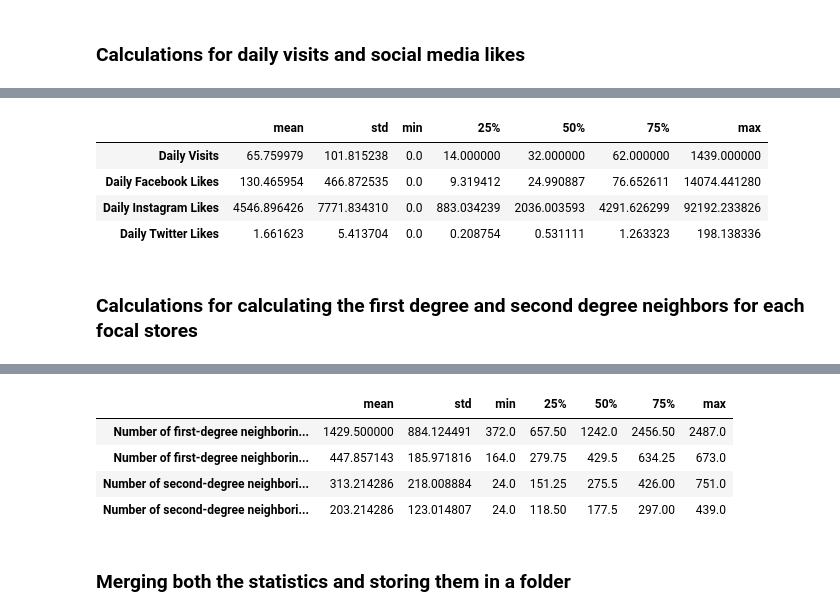
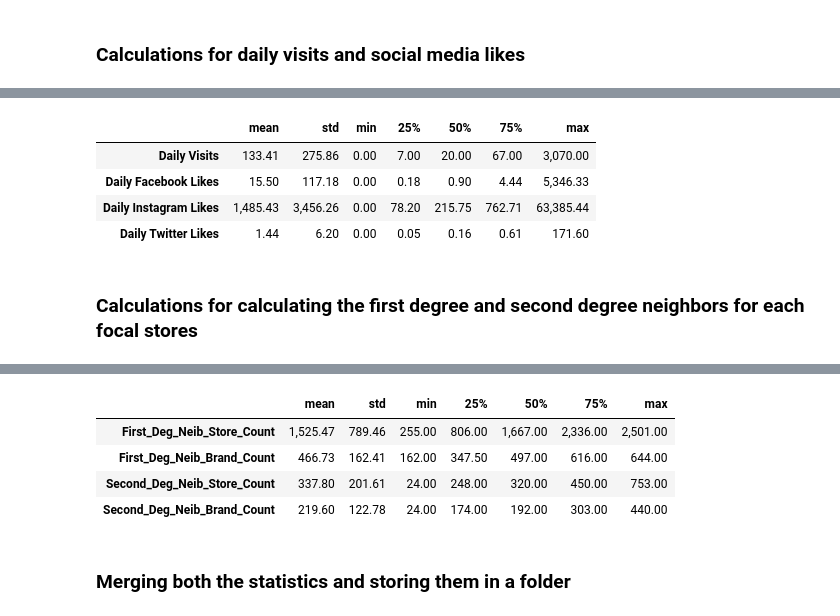
Before and after one commit to embedded-robotics/local-business-network, a Jupyter notebook: part3_visuals_tables/foc_brands_summary_statistics.ipynb, the cells around one changed output, grey strips where cells are left out. Saved outputs shown, nothing was run; the diff lists cells and outputs as text; code cells hidden in the pictures.

```diff
--- a/part3_visuals_tables/foc_brands_summary_statistics.ipynb
+++ b/part3_visuals_tables/foc_brands_summary_statistics.ipynb
@@ -105,6 +105,6 @@ focal_brands_list
 # %% [markdown]
 Select a focal brand and then extract all the PlaceKeys for this focal brand
 # %%
-foc_brand = focal_brands_list[7]
+foc_brand = focal_brands_list[0]
 foc_brand
 # %% [output]
@@ -219,12 +233,12 @@ foc_brand_visits_reviews.head()
 # %%
-daily_visits_likes = foc_brand_visits_reviews.describe().T.drop(['count'], axis=1)
+daily_visits_likes = foc_brand_visits_reviews.describe().map('{:,.2f}'.format).T.drop(['count'], axis=1)
 daily_visits_likes
 # %% [output]
 |  | mean | std | min | 25% | 50% | 75% | max |
-| Daily Visits | 65.759979 | 101.815238 | 0.0 | 14.000000 | 32.000000 | 62.000000 | 1439.000000 |
-| Daily Facebook Likes | 130.465954 | 466.872535 | 0.0 | 9.319412 | 24.990887 | 76.652611 | 14074.441280 |
-| Daily Instagram Likes | 4546.896426 | 7771.834310 | 0.0 | 883.034239 | 2036.003593 | 4291.626299 | 92192.233826 |
-| Daily Twitter Likes | 1.661623 | 5.413704 | 0.0 | 0.208754 | 0.531111 | 1.263323 | 198.138336 |
+| Daily Visits | 133.41 | 275.86 | 0.00 | 7.00 | 20.00 | 67.00 | 3,070.00 |
+| Daily Facebook Likes | 15.50 | 117.18 | 0.00 | 0.18 | 0.90 | 4.44 | 5,346.33 |
+| Daily Instagram Likes | 1,485.43 | 3,456.26 | 0.00 | 78.20 | 215.75 | 762.71 | 63,385.44 |
+| Daily Twitter Likes | 1.44 | 6.20 | 0.00 | 0.05 | 0.16 | 0.61 | 171.60 |
 # %% [markdown]
 ### Calculations for calculating the first degree and second degree neighbors for each focal stores
 # %%
@@ -251,14 +265,14 @@ focal_store_first_second_degree_neib
 | 12 | zzy-222@62k-r6j-zpv | 539 | 245 | 354 | 246 |
 | 13 | zzy-22f@62j-shz-vs5 | 2440 | 638 | 275 | 178 |
 # %%
-first_second_deg_counts = focal_store_first_second_degree_neib.describe().T.drop(['count'], axis=1)
+first_second_deg_counts = focal_store_first_second_degree_neib.describe().map('{:,.2f}'.format).T.drop(['count'], axis=1)
 first_second_deg_counts
 # %% [output]
 |  | mean | std | min | 25% | 50% | 75% | max |
-| Number of first-degree neighborin... | 1429.500000 | 884.124491 | 372.0 | 657.50 | 1242.0 | 2456.50 | 2487.0 |
-| Number of first-degree neighborin... | 447.857143 | 185.971816 | 164.0 | 279.75 | 429.5 | 634.25 | 673.0 |
-| Number of second-degree neighbori... | 313.214286 | 218.008884 | 24.0 | 151.25 | 275.5 | 426.00 | 751.0 |
-| Number of second-degree neighbori... | 203.214286 | 123.014807 | 24.0 | 118.50 | 177.5 | 297.00 | 439.0 |
+| First_Deg_Neib_Store_Count | 1,525.47 | 789.46 | 255.00 | 806.00 | 1,667.00 | 2,336.00 | 2,501.00 |
+| First_Deg_Neib_Brand_Count | 466.73 | 162.41 | 162.00 | 347.50 | 497.00 | 616.00 | 644.00 |
+| Second_Deg_Neib_Store_Count | 337.80 | 201.61 | 24.00 | 248.00 | 320.00 | 450.00 | 753.00 |
+| Second_Deg_Neib_Brand_Count | 219.60 | 122.78 | 24.00 | 174.00 | 192.00 | 303.00 | 440.00 |
 # %% [markdown]
 ### Merging both the statistics and storing them in a folder
 # %%
```
Also changed, not shown: parts of 7 cells of this notebook.
